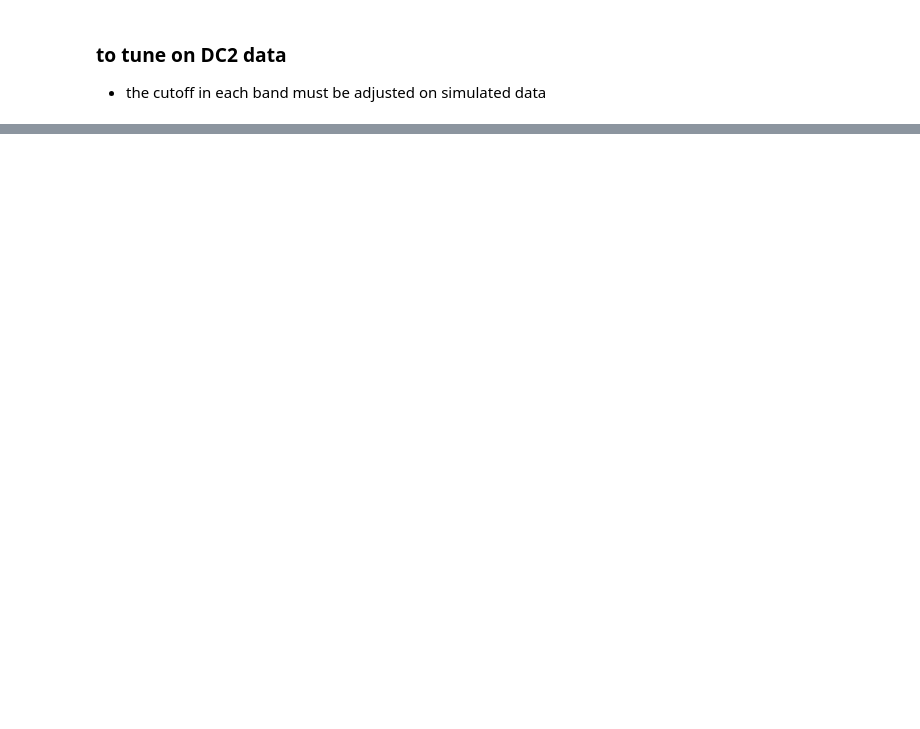
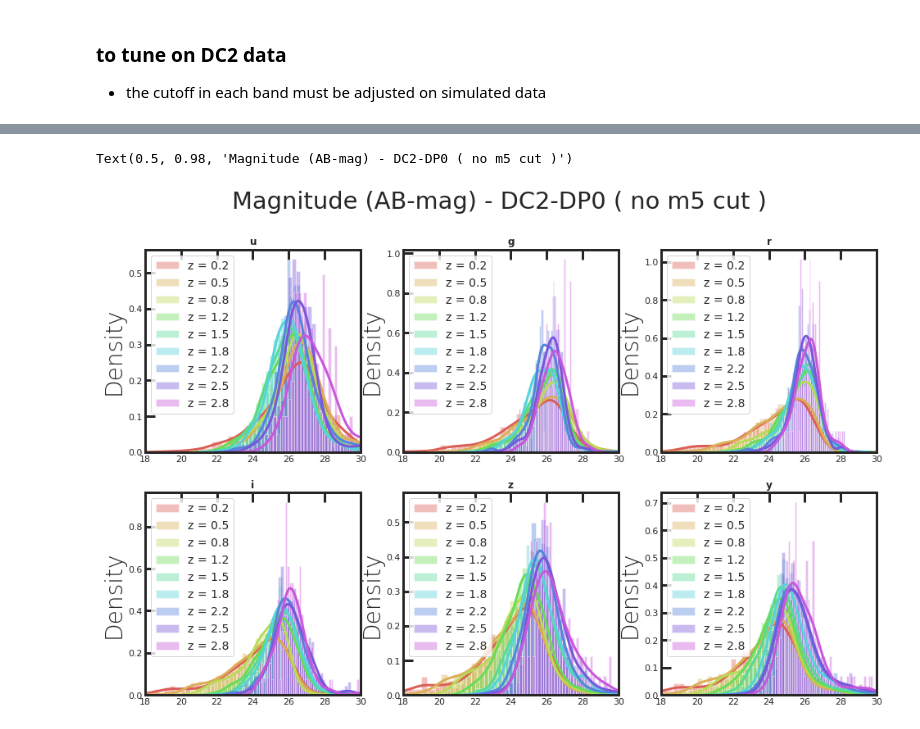
Before and after one commit to sylvielsstfr/Photoz-tools, a Jupyter notebook: FitLuminositySchechter_DC2DP0.ipynb, the cells around one changed output, grey strips where cells are left out. Saved outputs shown, nothing was run; the diff lists cells and outputs as text; code cells hidden in the pictures; blank space fills up the shorter version.

```diff
--- a/FitLuminositySchechter_DC2DP0.ipynb
+++ b/FitLuminositySchechter_DC2DP0.ipynb
@@ -674,0 +693,31 @@ plt.suptitle("DC2 (in DP0 - no m5 cut )  - Simple SED model : Color-Redshift",y=
+# %%
+Z_GRID = np.linspace(0,3,10)
+DZ = np.median((Z_GRID - np.roll(Z_GRID, shift=1)))
+# %%
+fig = plt.figure(figsize=(16,10))
+
+for jf in range(nf):
+
+    ax  = fig.add_subplot(2,3,jf+1)
+
+
+    x_data = dc2_redshifts_nom5cut.values
+    y_data = dc2_mag_nom5cut[jf].values
+
+
+    Z_IDX = [ np.where(np.logical_and(x_data >= Z_GRID[i],x_data < Z_GRID[i+1]))[0] for i in range(len(Z_GRID)-1)   ]
+
+    palette = itertools.cycle(sns.color_palette("hls", len(Z_GRID)))
+    i=0
+    for indexes in Z_IDX:
+        y_red = y_data[indexes]
+        label = f"z = {Z_GRID[i]+DZ/2:.1f}"
+        sns.distplot(y_red,bins=50,label=label,color=next(palette),kde=True)
+        i+=1
+    ax.legend()
+    ax.set_title(filters[jf],fontweight="bold")
+    ax.set_xlim(18.,30.)
+plt.suptitle("Magnitude (AB-mag) - DC2-DP0 ( no m5 cut )")
+# %% [output]
+Text(0.5, 0.98, 'Magnitude (AB-mag) - DC2-DP0 ( no m5 cut )')
+[figure, added]
```
Also changed, not shown: parts of 7 cells of this notebook.
